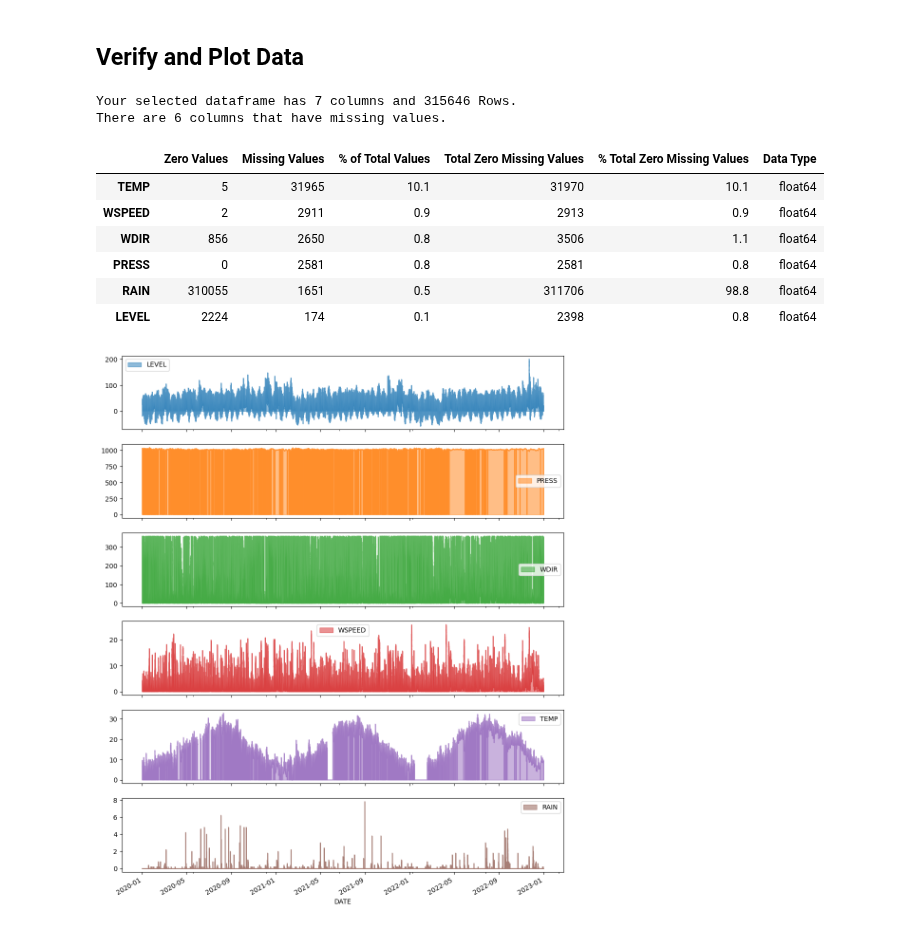
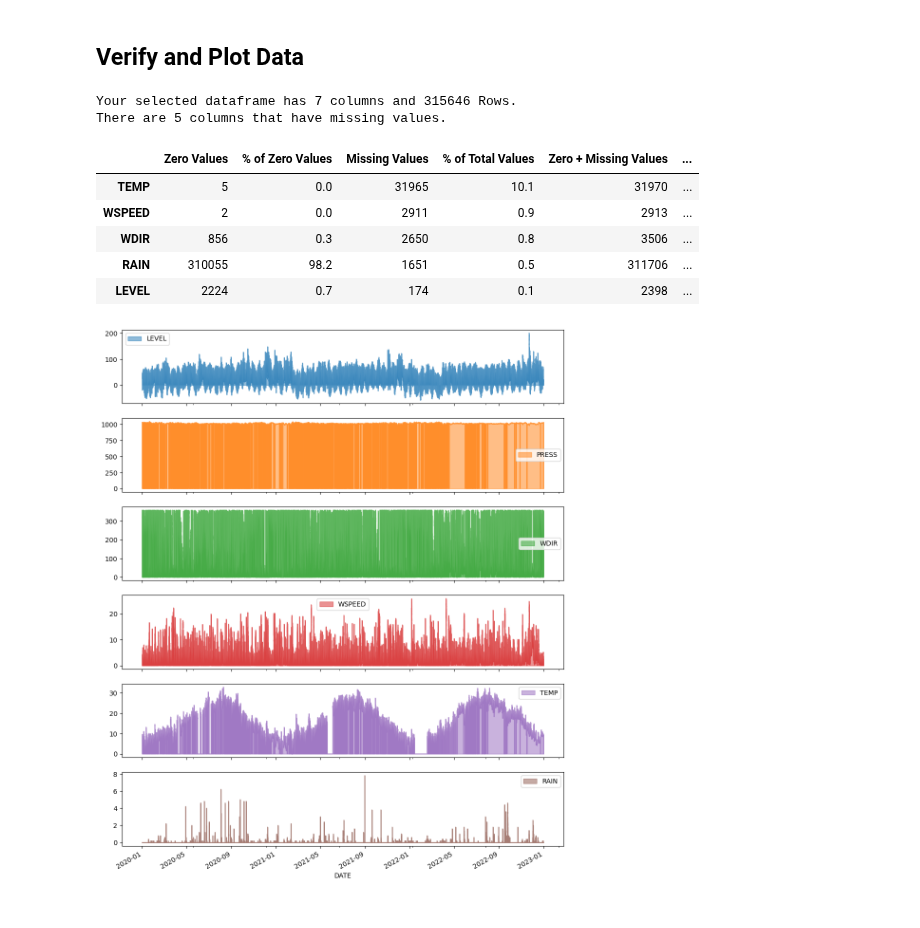
Before and after one commit to matteorinalduzzi/TTM, a Jupyter notebook: datasets/venice/create_venice_ds.ipynb, the cells around one changed output. Drawn from its saved outputs; the diff is of its cells as text; code cells hidden in the pictures.

```diff
--- a/datasets/venice/create_venice_ds.ipynb
+++ b/datasets/venice/create_venice_ds.ipynb
@@ -145,36 +145,36 @@ print(desidered, got)
 # %% [markdown]
 ## Verify and Plot Data
 # %%
-# found this here: https://stackoverflow.com/questions/37366717/pandas-print-column-name-with-missing-values
+# modified fromm the one found here: https://stackoverflow.com/questions/37366717/pandas-print-column-name-with-missing-values
 def missing_zero_values_table(df):
         zero_val = (df == 0.00).astype(int).sum(axis=0)
         mis_val = df.isnull().sum()
-        mis_val_percent = 100 * df.isnull().sum() / len(df)
-        mz_table = pd.concat([zero_val, mis_val, mis_val_percent], axis=1)
+        zero_val_percent = 100 * zero_val / len(df)
+        mis_val_percent = 100 * mis_val / len(df)
+        mz_table = pd.concat([zero_val, zero_val_percent, mis_val, mis_val_percent], axis=1)
         mz_table = mz_table.rename(
-        columns = {0 : 'Zero Values', 1 : 'Missing Values', 2 : '% of Total Values'})
-        mz_table['Total Zero Missing Values'] = mz_table['Zero Values'] + mz_table['Missing Values']
-        mz_table['% Total Zero Missing Values'] = 100 * mz_table['Total Zero Missing Values'] / len(df)
+        columns = {0 : 'Zero Values', 1 : '% of Zero Values', 2 : 'Missing Values', 3 : '% of Total Values'})
+        mz_table['Zero + Missing Values'] = mz_table['Zero Values'] + mz_table['Missing Values']
+        mz_table['% Zero + Missing Values'] = 100 * mz_table['Zero + Missing Values'] / len(df)
         mz_table['Data Type'] = df.dtypes
         mz_table = mz_table[
             mz_table.iloc[:,1] != 0].sort_values(
         '% of Total Values', ascending=False).round(1)
         print ("Your selected dataframe has " + str(df.shape[1]) + " columns and " + str(df.shape[0]) + " Rows.\n"
             "There are " + str(mz_table.shape[0]) +
               " columns that have missing values.")
 #         mz_table.to_excel('D:/sampledata/missing_and_zero_values.xlsx', freeze_panes=(1,0), index = False)
         return mz_table
 
 veniceplot = df_venice.plot.area(x="DATE", figsize=(12,16),stacked=False,subplots=True)
 missing_zero_values_table(df_venice)
 # %% [output]
 Your selected dataframe has 7 columns and 315646 Rows.
-There are 6 columns that have missing values.
+There are 5 columns that have missing values.
-|  | Zero Values | Missing Values | % of Total Values | Total Zero Missing Values | % Total Zero Missing Values | Data Type |
-| TEMP | 5 | 31965 | 10.1 | 31970 | 10.1 | float64 |
-| WSPEED | 2 | 2911 | 0.9 | 2913 | 0.9 | float64 |
-| WDIR | 856 | 2650 | 0.8 | 3506 | 1.1 | float64 |
-| PRESS | 0 | 2581 | 0.8 | 2581 | 0.8 | float64 |
-| RAIN | 310055 | 1651 | 0.5 | 311706 | 98.8 | float64 |
-| LEVEL | 2224 | 174 | 0.1 | 2398 | 0.8 | float64 |
+|  | Zero Values | % of Zero Values | Missing Values | % of Total Values | Zero + Missing Values | ... |
+| TEMP | 5 | 0.0 | 31965 | 10.1 | 31970 | ... |
+| WSPEED | 2 | 0.0 | 2911 | 0.9 | 2913 | ... |
+| WDIR | 856 | 0.3 | 2650 | 0.8 | 3506 | ... |
+| RAIN | 310055 | 98.2 | 1651 | 0.5 | 311706 | ... |
+| LEVEL | 2224 | 0.7 | 174 | 0.1 | 2398 | ... |
 [figure]
```
